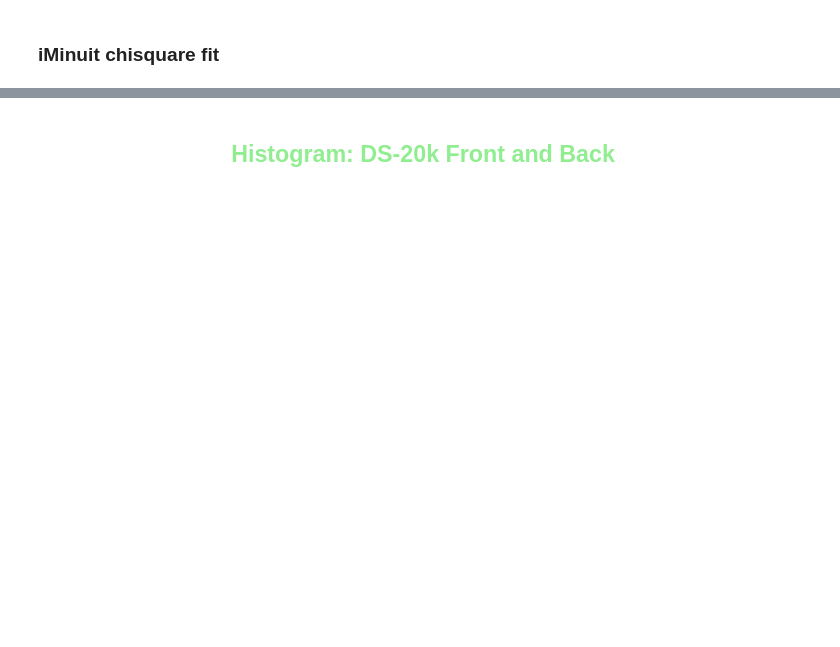
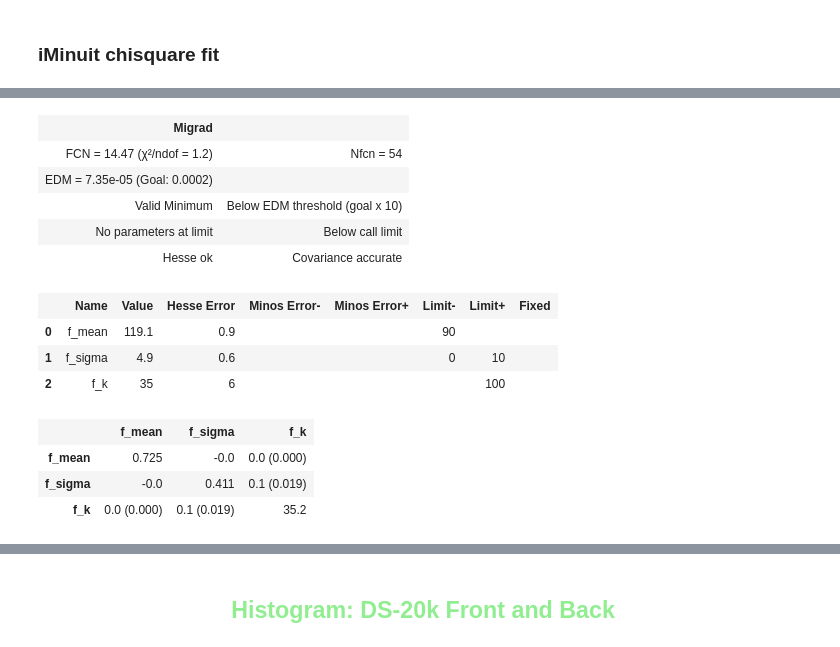
Before and after one commit to sarthchoudhary/ArGCAT, a Jupyter notebook: notebooks/plot_spectrophotometry.ipynb, the cells around one changed output, grey strips where cells are left out. Saved outputs shown, nothing was run; the diff lists cells and outputs as text; code cells hidden in the pictures; blank space fills up the shorter version.

```diff
--- a/notebooks/plot_spectrophotometry.ipynb
+++ b/notebooks/plot_spectrophotometry.ipynb
@@ -331,24 +395,46 @@ m2.migrad()
+# %%
+def cdf_gauss(x, f_mean, f_sigma, f_k):
+    return f_k*0.5*(1 + erf((x-f_mean)/(f_sigma*np.sqrt(2))))
 # %%
 # cost_func = np.sum(f_gauss(hist_edges[:-1], *p0_input) - hist_content) # custom_cost
 
 # cost_func = BinnedNLL(hist_content, hist_edges, f_gauss, verbose=0, use_pdf='numerical')
 
-from scipy.stats import norm
-def f_gauss_imi(x, mu, sigma):
-    return norm.pdf(x, mu, sigma)
+# from scipy.stats import norm
+# def f_gauss_imi(x, mu, sigma, k):
+#     return k*norm.pdf(x, mu, sigma)
 
-cost_func = BinnedNLL(hist_content, hist_edges, f_gauss_imi, verbose=0, use_pdf='numerical')
-p0_input = [120, 4.9]
-# p0_input = [120, 4.9, 50]
+# cost_func = BinnedNLL(hist_content, hist_edges, f_gauss_imi, verbose=0, use_pdf='numerical')
+# cost_func = ExtendedBinnedNLL(hist_content, hist_edges, f_gauss_imi, verbose=0, use_pdf='numerical')
+# cost_func = ExtendedBinnedNLL(hist_content, hist_edges, f_gauss, verbose=0, use_pdf='numerical')
+cost_func = ExtendedBinnedNLL(hist_content, hist_edges, cdf_gauss, verbose=0)
 
-m3 = Minuit(cost_func, *p0_input)
+# p0_input = [120, 4.9]
+p0_input = [120, 4.9, 50]
+
+m4 = Minuit(cost_func, *p0_input)
 # %%
-# m3.limits["f_mean"] = (90, None)
-# m3.limits["f_sigma"] = (0, 10)
-# m3.limits["f_k"] = (None, 100)
+m4.limits["f_mean"] = (90, None)
+m4.limits["f_sigma"] = (0, 10)
+m4.limits["f_k"] = (None, 100)
 
-m3.limits["mu"] = (90, None)
-m3.limits["sigma"] = (0, 10)
-# m3.limits["k"] = (None, 100)
+# m4.limits["mu"] = (90, None)
+# m4.limits["sigma"] = (0, 10)
+# m4.limits["k"] = (None, 100)
 # %%
-m3.migrad();
+m4.migrad()
+# %% [output]
+| Migrad |  |
+| FCN = 14.47 (χ²/ndof = 1.2) | Nfcn = 54 |
+| EDM = 7.35e-05 (Goal: 0.0002) |  |
+| Valid Minimum | Below EDM threshold (goal x 10) |
+| No parameters at limit | Below call limit |
+| Hesse ok | Covariance accurate |
+|  | Name | Value | Hesse Error | Minos Error- | Minos Error+ | Limit- | Limit+ | Fixed |
+| 0 | f_mean | 119.1 | 0.9 |  |  | 90 |  |  |
+| 1 | f_sigma | 4.9 | 0.6 |  |  | 0 | 10 |  |
+| 2 | f_k | 35 | 6 |  |  |  | 100 |  |
+|  | f_mean | f_sigma | f_k |
+| f_mean | 0.725 | -0.0 | 0.0 (0.000) |
+| f_sigma | -0.0 | 0.411 | 0.1 (0.019) |
+| f_k | 0.0 (0.000) | 0.1 (0.019) | 35.2 |
```
Also changed, not shown: parts of 49 cells of this notebook.
